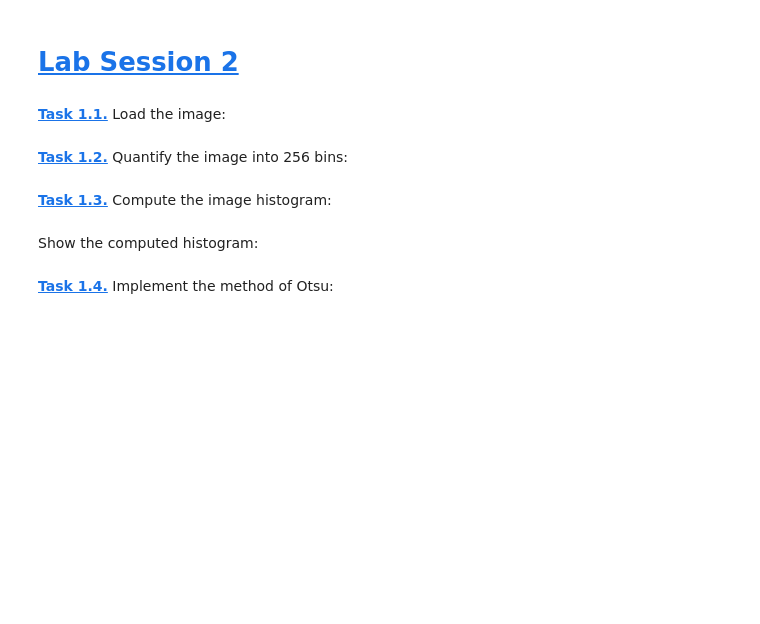
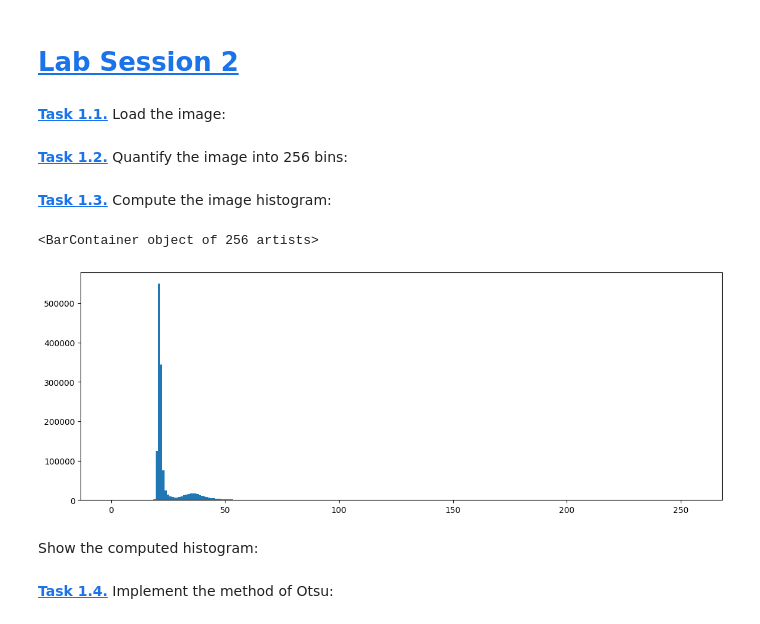
Before and after one commit to emmalisa1/mobi-fs5-python, a Jupyter notebook: otsu.ipynb, the cells around one changed output. Drawn from its saved outputs; the diff is of its cells as text; code cells hidden in the pictures; blank space fills up the shorter version.

```diff
--- a/otsu.ipynb
+++ b/otsu.ipynb
@@ -5,10 +5,23 @@ import numpy as np
 import matplotlib.pyplot as plt
 # %% [markdown]
 **[Task 1.1.]()** Load the image:
+# %%
+imgf= plt.imread('data/NIH3T3/im/dna-0.png')
 # %% [markdown]
 **[Task 1.2.]()** Quantify the image into 256 bins:
+# %%
+img8=(imgf*255).round().astype(np.uint8)
 # %% [markdown]
 **[Task 1.3.]()** Compute the image histogram:
+# %%
+x = np.zeros(256)
+for i in range(256):
+    x[i] =np.sum(img8==i)
+plt.figure(figsize=(14,5))
+plt.bar(range(256), x,width=1)
+# %% [output]
+<BarContainer object of 256 artists>
+[figure, added]
 # %% [markdown]
 Show the computed histogram:
 # %%
```
Also changed, not shown: parts of 3 cells of this notebook.
